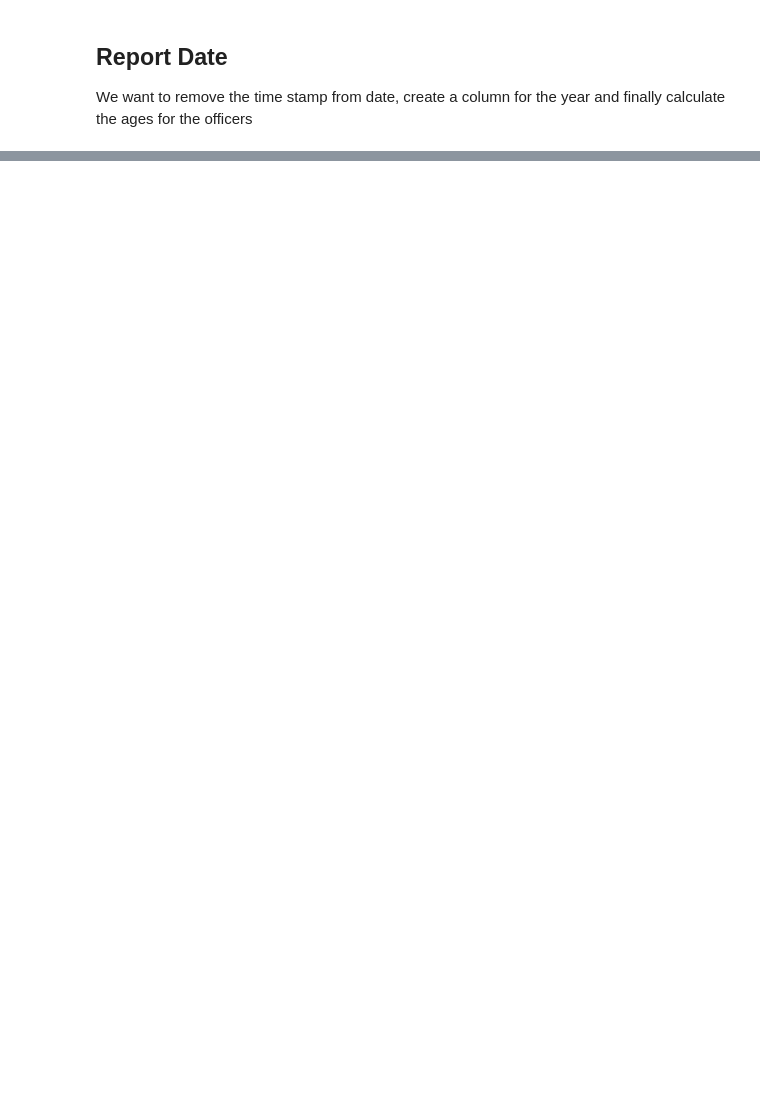
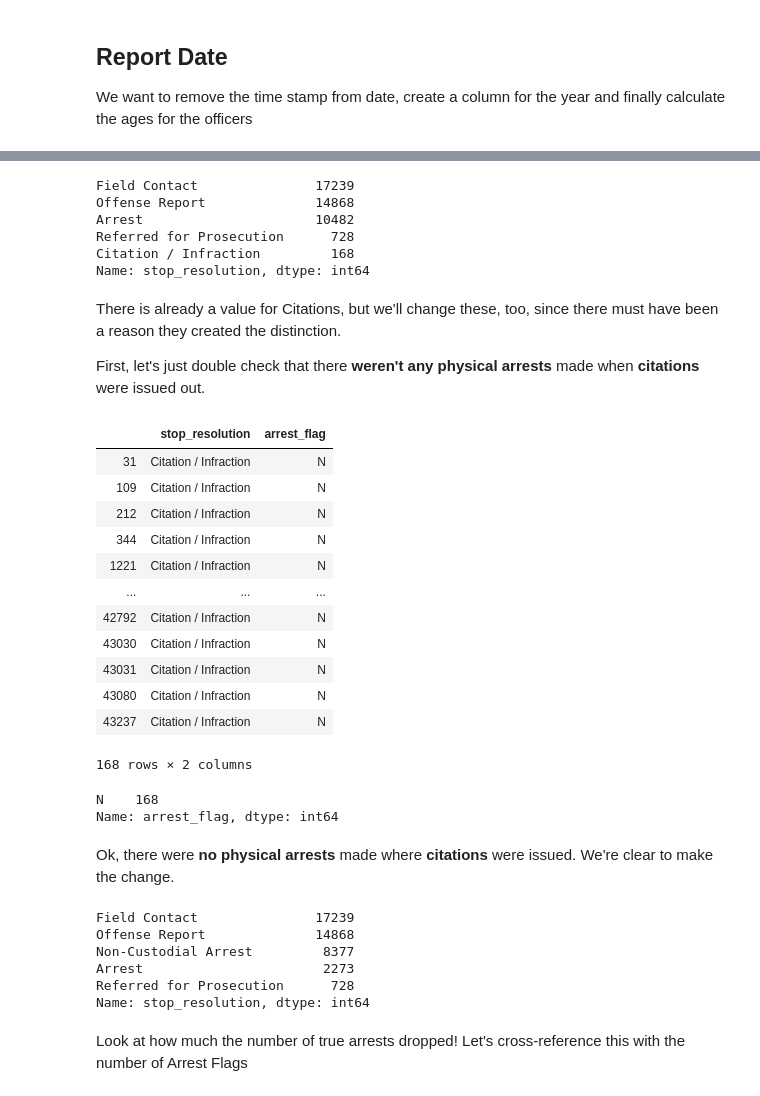
Before and after one commit to bmauss/LogReg_Analysis_of_Terry_Stops, a Jupyter notebook: Obtaining and Scrubbing Data.ipynb, the cells around one changed output, grey strips where cells are left out. Saved outputs shown, nothing was run; the diff lists cells and outputs as text; code cells hidden in the pictures; blank space fills up the shorter version.

```diff
--- a/Obtaining and Scrubbing Data.ipynb
+++ b/Obtaining and Scrubbing Data.ipynb
@@ -305,0 +415,8 @@ We want to remove the time stamp from date, create a column for the year and fin
+# %%
+# converting to date time
+import datetime as dt
+
+adf['reported_date'] = pd.to_datetime(adf['reported_date'])
+# creating column containing the incident year
+adf['incident_year'] = adf['reported_date'].dt.year
+adf['incident_year'].head()
@@ -305,0 +430,3 @@ We want to remove the time stamp from date, create a column for the year and fin
+# %%
+adf['incident_month'] = adf['reported_date'].dt.month
+adf['incident_month'].head()
@@ -305,0 +442,2 @@ We want to remove the time stamp from date, create a column for the year and fin
+# %%
+adf = adf.drop('reported_date', axis=1)
@@ -305,0 +448,3 @@ We want to remove the time stamp from date, create a column for the year and fin
+# %%
+adf['officer_age'] = adf['incident_year'] - adf['officer_yob']
+adf['officer_age']
@@ -305,0 +469,39 @@ We want to remove the time stamp from date, create a column for the year and fin
+# %%
+# first we'll check the value counts
+adf.stop_resolution.value_counts()
+# %% [output]
+Field Contact               17239
+Offense Report              14868
+Arrest                      10482
+Referred for Prosecution      728
+Citation / Infraction         168
+Name: stop_resolution, dtype: int64
+# %% [markdown]
+There is already a value for Citations, but we'll change these, too, since there must have been a reason they created the distinction.
+
+First, let's just double check that there **weren't any physical arrests** made when **citations** were issued out.
+# %%
+cits = adf[['stop_resolution', 'arrest_flag']]
+cits = cits[cits['stop_resolution'] == 'Citation / Infraction']
+cits
+# %% [output]
+|  | stop_resolution | arrest_flag |
+| 31 | Citation / Infraction | N |
+| 109 | Citation / Infraction | N |
+| 212 | Citation / Infraction | N |
+| 344 | Citation / Infraction | N |
+| 1221 | Citation / Infraction | N |
+| ... | ... | ... |
+| 42792 | Citation / Infraction | N |
+| 43030 | Citation / Infraction | N |
+| 43031 | Citation / Infraction | N |
+| 43080 | Citation / Infraction | N |
+| 43237 | Citation / Infraction | N |
+168 rows × 2 columns
+# %%
+cits.arrest_flag.value_counts()
+# %% [output]
+N    168
+Name: arrest_flag, dtype: int64
+# %% [markdown]
+Ok, there were **no physical arrests** made where **citations** were issued. We're clear to make the change.
@@ -305,0 +517,11 @@ We want to remove the time stamp from date, create a column for the year and fin
+# %%
+adf['stop_resolution'].value_counts()
+# %% [output]
+Field Contact               17239
+Offense Report              14868
+Non-Custodial Arrest         8377
+Arrest                       2273
+Referred for Prosecution      728
+Name: stop_resolution, dtype: int64
+# %% [markdown]
+Look at how much the number of true arrests dropped! Let's cross-reference this with the number of Arrest Flags
```
Also changed, not shown: parts of 52 cells of this notebook.
